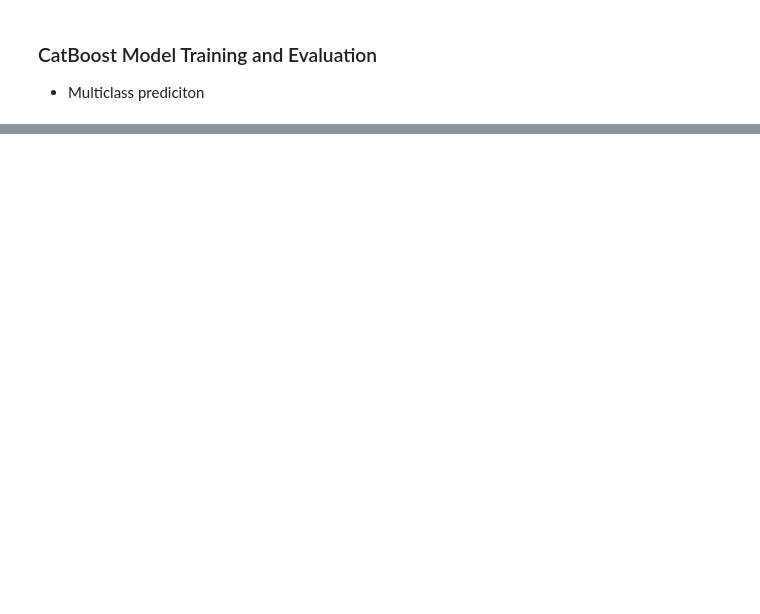
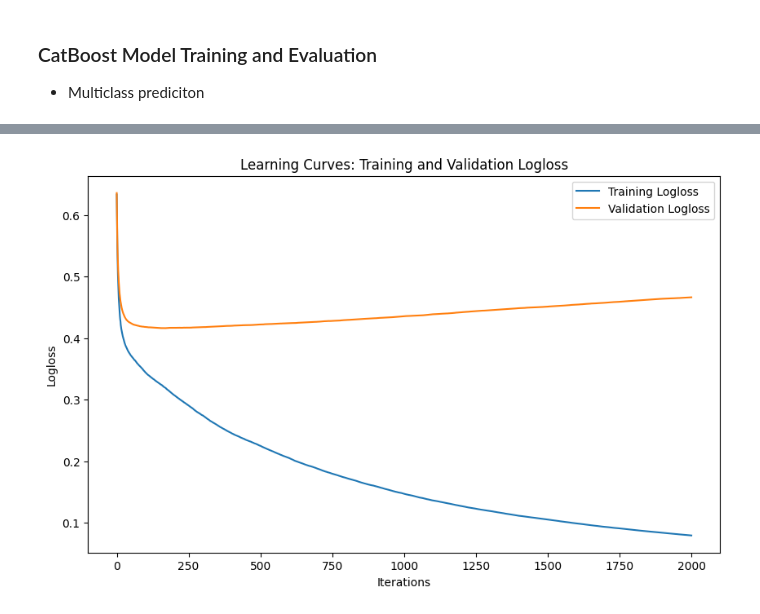
Before and after one commit to ajilataN/Fraud-Detection-in-NFT-Markets, a Jupyter notebook: fraud-detection.ipynb, the cells around one changed output, grey strips where cells are left out. Saved outputs shown, nothing was run; the diff lists cells and outputs as text; code cells hidden in the pictures; blank space fills up the shorter version.

Commit message:
Kaggle Notebook | Fraud Detection | Gridsearch and the best model

```diff
--- a/fraud-detection.ipynb
+++ b/fraud-detection.ipynb
@@ -591,0 +714,20 @@ weighted avg       0.85      0.88      0.85     21254
+# %%
+import seaborn as sns
+import matplotlib.pyplot as plt
+from sklearn.metrics import confusion_matrix
+import os
+
+def plot_confusion_matrix(true_labels, predicted_labels, class_names=['Not Flagged', 'Flagged']):
+    # Generate confusion matrix
+    conf_matrix = confusion_matrix(true_labels, predicted_labels)
+
+    # Plot the confusion matrix
+    plt.figure(figsize=(8, 6))
+    sns.heatmap(conf_matrix, annot=True, fmt="d", cmap="Blues",
+                xticklabels=class_names, yticklabels=class_names)
+    plt.title("Confusion Matrix")
+    plt.xlabel('Predicted Label')
+    plt.ylabel('True Label')
+    plt.tight_layout()
+    plt.savefig(os.path.join('/kaggle/working/', "confusion_matrix"))
+    plt.show()
@@ -591,0 +755,68 @@ weighted avg       0.85      0.88      0.85     21254
+# %%
+import pandas as pd
+from sklearn.model_selection import train_test_split
+from sklearn.metrics import accuracy_score, classification_report
+from catboost import CatBoostClassifier
+
+data = pd.read_csv('/kaggle/input/combined-flagged-nfts/combined_flagged_nfts.csv')
+
+# Split features and target
+features = data.drop(columns=['flagged_trades', 'flagged', 'token_id', 'collection'])
+target = data['flagged']
+
+# Split the data into training, validation, and testing sets
+train_features, temp_features, train_target, temp_target = train_test_split(
+    features, target, test_size=0.3, random_state=42
+)
+val_features, test_features, val_target, test_target = train_test_split(
+    temp_features, temp_target, test_size=0.5, random_state=42
+)
+
+# Apply resampling to the training data
+train_features, train_target = apply_resampling(train_features, train_target)
+
+# # Perform prid search to find the best model
+# model = perform_grid_search(train_features, train_target)
+
+# Best model after running th grid search
+model = CatBoostClassifier(
+    iterations=2000,
+    learning_rate=0.05,
+    depth=12,
+    loss_function='Logloss',
+    border_count=32,
+    l2_leaf_reg=1,
+    verbose=100
+)
+
+# Train the model
+model.fit(
+    train_features,
+    train_target,
+    eval_set=(val_features, val_target),
+    verbose=100
+)
+
+# Evaluate on the validation set
+val_predictions = model.predict(val_features)
+
+# Evaluate the model performance
+print("Accuracy on validation set:", accuracy_score(val_target, val_predictions))
+print("\nClassification Report on validation set:\n", classification_report(val_target, val_predictions))
+
+# Plot the learning curves
+plot_model_learning(model)
+
+# Test the model on the test set
+test_predictions = model.predict(test_features)
+
+test_accuracy = accuracy_score(test_target, test_predictions)
+print("\nAccuracy on test set:", test_accuracy)
+# Classification report for the test set
+print("\nClassification Report on test set:\n", classification_report(test_target, test_predictions))
+
+# Plot the confusion matrix
+plot_confusion_matrix(test_target, test_predictions)
+
+model.save_model('CatBoost_binary.cbm')
+# %% [output]
@@ -591,0 +840 @@ weighted avg       0.85      0.88      0.85     21254
+[figure, added]
```
Also changed, not shown: parts of 19 cells of this notebook.
